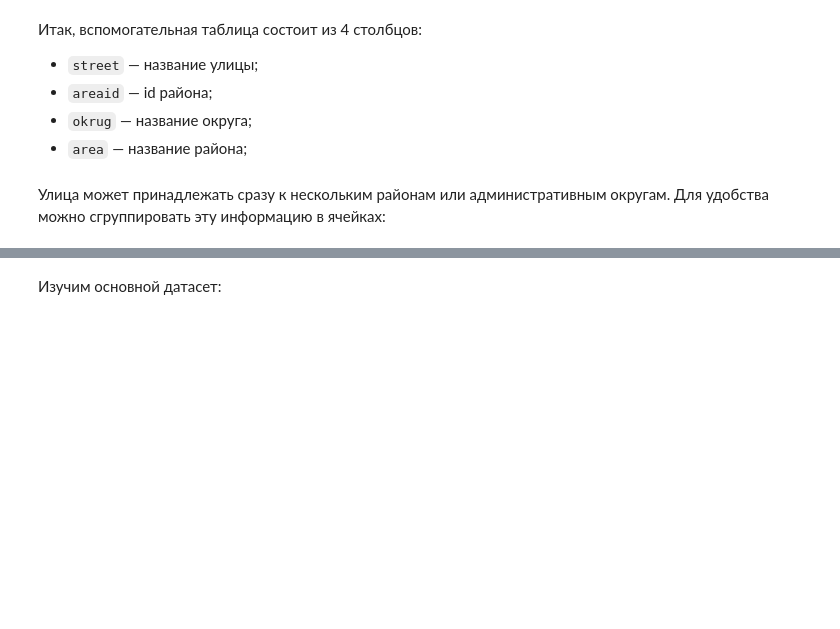
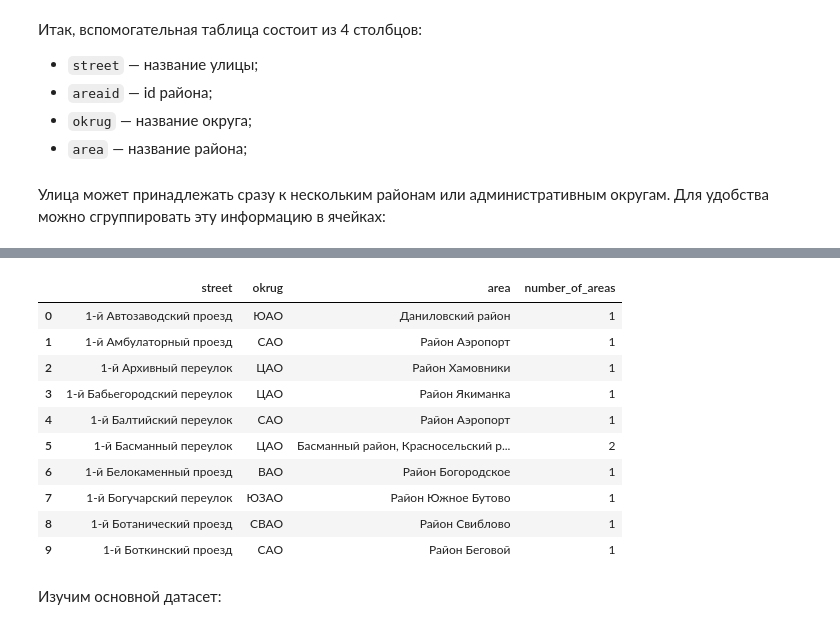
Before and after one commit to BorisKochnev/ds_study_projects, a Jupyter notebook: food_service_project/food_service_project.ipynb, the cells around one changed output, grey strips where cells are left out. Saved outputs shown, nothing was run; the diff lists cells and outputs as text; code cells hidden in the pictures; blank space fills up the shorter version.

```diff
--- a/food_service_project/food_service_project.ipynb
+++ b/food_service_project/food_service_project.ipynb
@@ -48,4 +61,18 @@ moscow_streets.head(20)
 moscow_streets['number_of_areas'] = moscow_streets['area'].apply(lambda x: x.count(',') + 1)
+# %%
+moscow_streets.head(10)
+# %% [output]
+|  | street | okrug | area | number_of_areas |
+| 0 | 1-й Автозаводский проезд | ЮАО | Даниловский район | 1 |
+| 1 | 1-й Амбулаторный проезд | САО | Район Аэропорт | 1 |
+| 2 | 1-й Архивный переулок | ЦАО | Район Хамовники | 1 |
+| 3 | 1-й Бабьегородский переулок | ЦАО | Район Якиманка | 1 |
+| 4 | 1-й Балтийский переулок | САО | Район Аэропорт | 1 |
+| 5 | 1-й Басманный переулок | ЦАО | Басманный район, Красносельский р... | 2 |
+| 6 | 1-й Белокаменный проезд | ВАО | Район Богородское | 1 |
+| 7 | 1-й Богучарский переулок | ЮЗАО | Район Южное Бутово | 1 |
+| 8 | 1-й Ботанический проезд | СВАО | Район Свиблово | 1 |
+| 9 | 1-й Боткинский проезд | САО | Район Беговой | 1 |
 # %% [markdown]
 Изучим основной датасет:
 # %%
```
Also changed, not shown: parts of 5 cells of this notebook.
